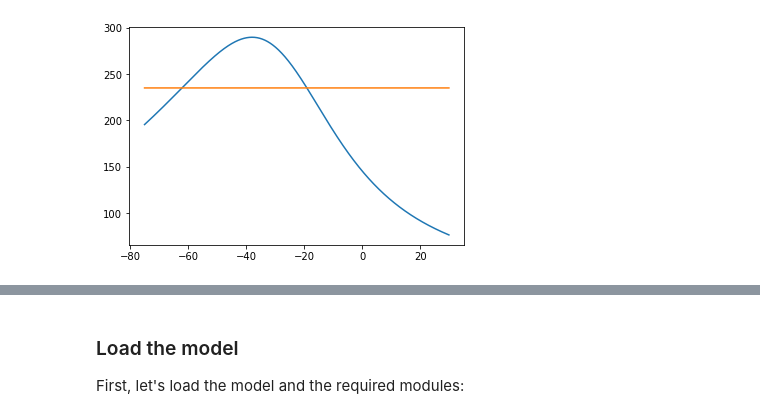
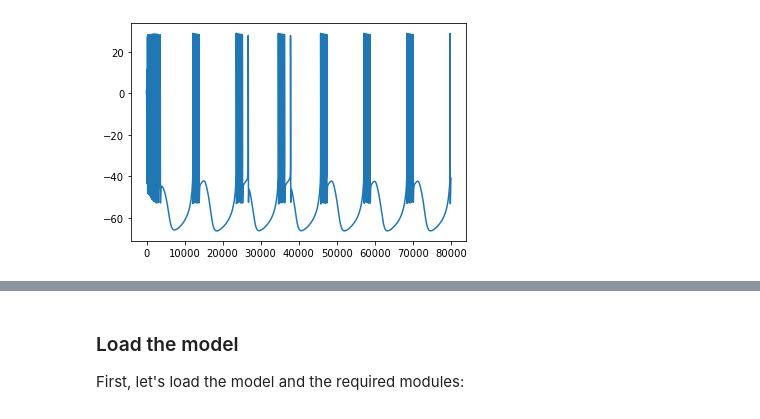
Before and after one commit to lukaribar/telluride-21, a Jupyter notebook: Bursting in NeuroDyn.ipynb, the cells around one changed output, grey strips where cells are left out. Cells and saved outputs as stored; diff of their text form; code cells hidden in the pictures.

```diff
--- a/Bursting in NeuroDyn.ipynb
+++ b/Bursting in NeuroDyn.ipynb
@@ -28,6 +34,7 @@ Let's plot the different variables in order to get a clearer picture of this.
 # Aplysia R-15 neuronal model
 import matplotlib.pyplot as plt
 import numpy as np
+from scipy.integrate import solve_ivp
 
 # Alpha activation function for variable x
 def alphafun(V, x):
@@ -94,39 +101,65 @@ def tau(V, x):
     if (x == 'x'):
         y = np.ones(np.size(V)) * 235
     elif (x == 'c'):
         y = np.ones(np.size(V)) * 1 / 0.003
     else:
         # If x == 'n' or x == 'h'
         V = C1*V + C2
         y = 12.5 / (alphafun(V,x) + betafun(V,x)) # includes *1/lambda = 12.5
 
     return y
 
+# Calcium dynamics constants
+rho = 0.0003
+Kc = 0.0085
+
 # Maximum conductances in mmho/ cm^2
 gna = 4
 gk = 0.3
 gca = 0.004
 gkca = 0.03
 gl = 0.003
 
 # Nernst potentials in mV
 # Note: resting potential != 0mV, not normalized as in Hodgkin-Huxley
 Ena = 30
 Ek = -75
 Eca = 140
 El = -40
 
-V = np.arange(Ek, Ena, 0.1)
+# Constant current stimulus (in uA / cm^2)
+I0 = 0
 
-#plt.figure()
-#plt.plot(V, x_inf(V, 'm'), V, x_inf(V, 'x'))
-#plt.plot(V, x_inf(V, 'm'), V, x_inf(V, 'h'), V, x_inf(V, 'n'), V, x_inf(V, 'x'))
+def Iapp(t):
+    return I0
+
+# Length of simulation (in ms)
+T = 80*1000
+t = (0, T)
+
+# Initial state x = [V0, h0, n0, x0, c0]
+y0 = np.array([0, 0, 0, 0, 0])
+
+# Dynamics of the model
+def ode(t, y):
+    V, h, n, x, c = y
+    I = Iapp(t)
+
+    dV = -gna * x_inf(V,'m')**3 * h * (V - Ena) - gca * x * (V - Eca) - (gk*n**4 + gkca * c / (0.5 + c)) * (V - Ek) -gl * (V - El) + I
+    dh = (x_inf(V,'h') - h) / tau(V,'h')
+    dn = (x_inf(V,'n') - n) / tau(V,'n')
+    dx = (x_inf(V,'x') - x) / tau(V,'x')
+    dc = rho * (Kc*x*(Eca - V) - c)
+
+    dy = np.array([dV, dh, dn, dx, dc])
+
+    return dy
+
+# Simulate the model
+sol = solve_ivp(ode, t, y0)
 
 plt.figure()
-plt.plot(V, tau(V, 'n')*4, V, tau(V, 'x'))
-
+plt.plot(sol.t, sol.y[0])
 plt.show()
-
-# Constant current stimulus (in uA / cm^2)
 # %% [output]
-[figure, old version]
+[figure, new version]
```
Also changed, not shown: parts of 31 cells of this notebook.
